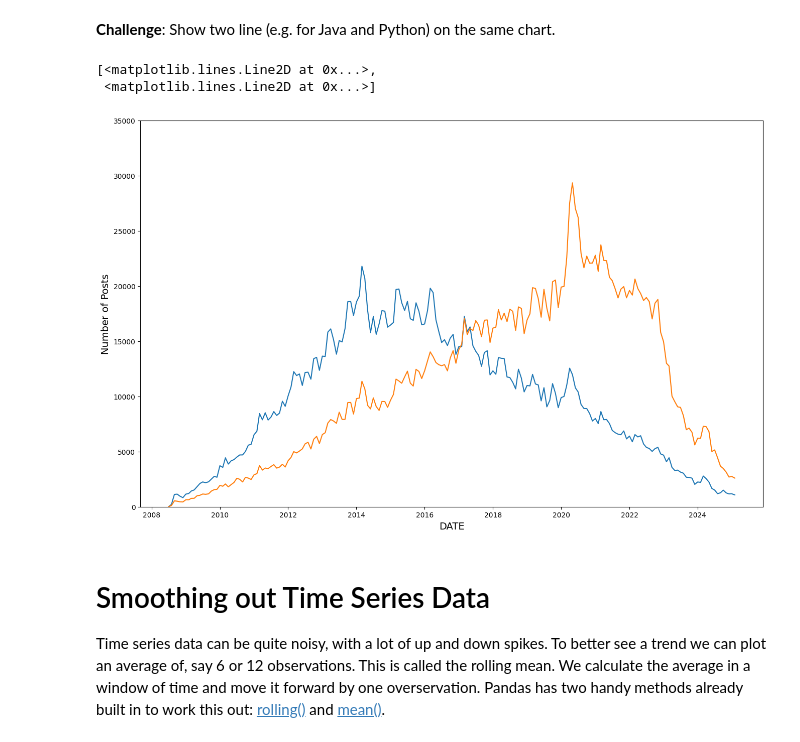
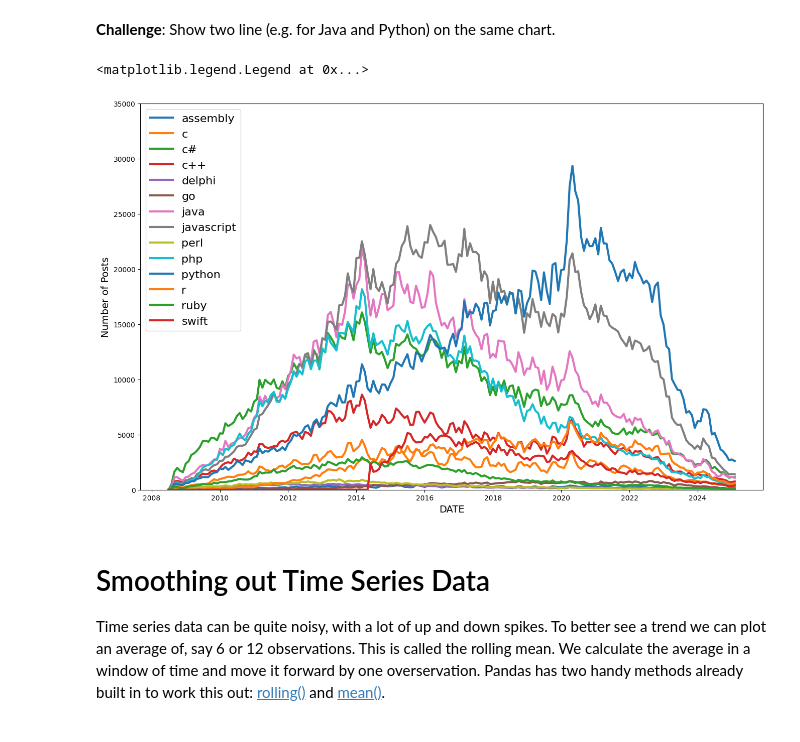
Before and after one commit to liuti-ma/python_study_notes, a Jupyter notebook: Programming_Languages_(start).ipynb, the cells around one changed output. Drawn from its saved outputs; the diff is of its cells as text; code cells hidden in the pictures.

```diff
--- a/Programming_Languages_(start).ipynb
+++ b/Programming_Languages_(start).ipynb
@@ -237,13 +237,16 @@ plt.plot(reshaped_df.index, reshaped_df['java'])
 # %%
 plt.figure(figsize=(16,10))
 plt.xlabel('DATE', fontsize=14)
 plt.ylabel('Number of Posts', fontsize=14)
 plt.ylim(0, 35000)
-plt.plot(reshaped_df.index, reshaped_df.java,reshaped_df.python )
+#plt.plot(reshaped_df.index, reshaped_df.java)
+#plt.plot(reshaped_df.index, reshaped_df.python) # Tadah!
+for column in reshaped_df.columns:
+    plt.plot(reshaped_df.index, reshaped_df[column],linewidth=3,label=reshaped_df[column].name)
+plt.legend(fontsize=16)
 # %% [output]
-[<matplotlib.lines.Line2D at 0x...>,
- <matplotlib.lines.Line2D at 0x...>]
+<matplotlib.legend.Legend at 0x...>
-[figure, old version]
+[figure, new version]
 # %% [markdown]
 # Smoothing out Time Series Data
 
```
Also changed, not shown: parts of 2 cells of this notebook.
